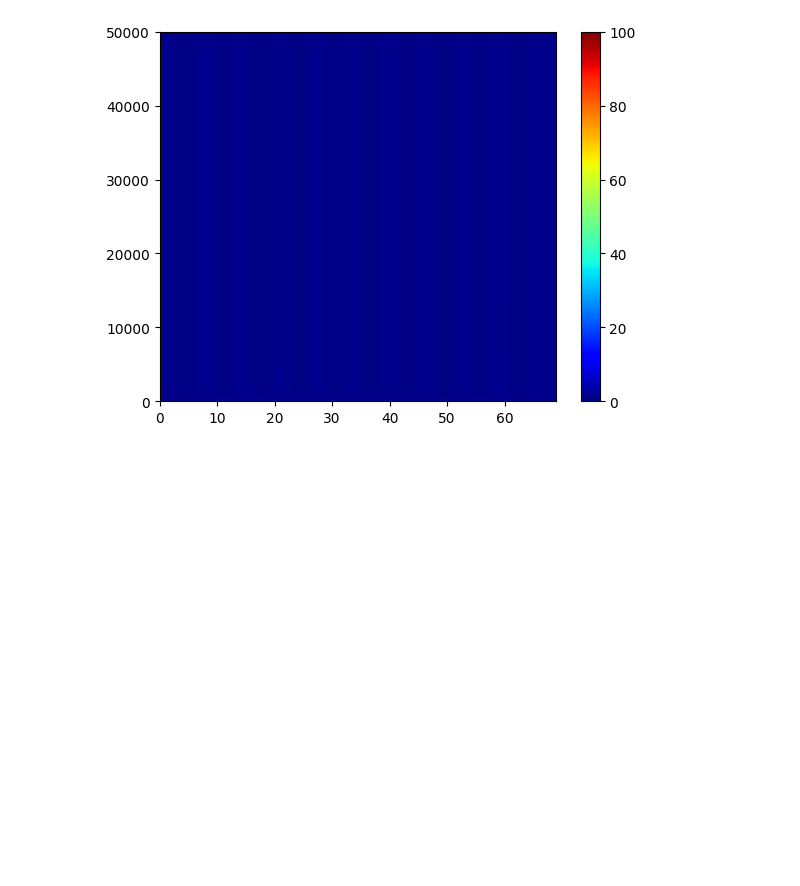
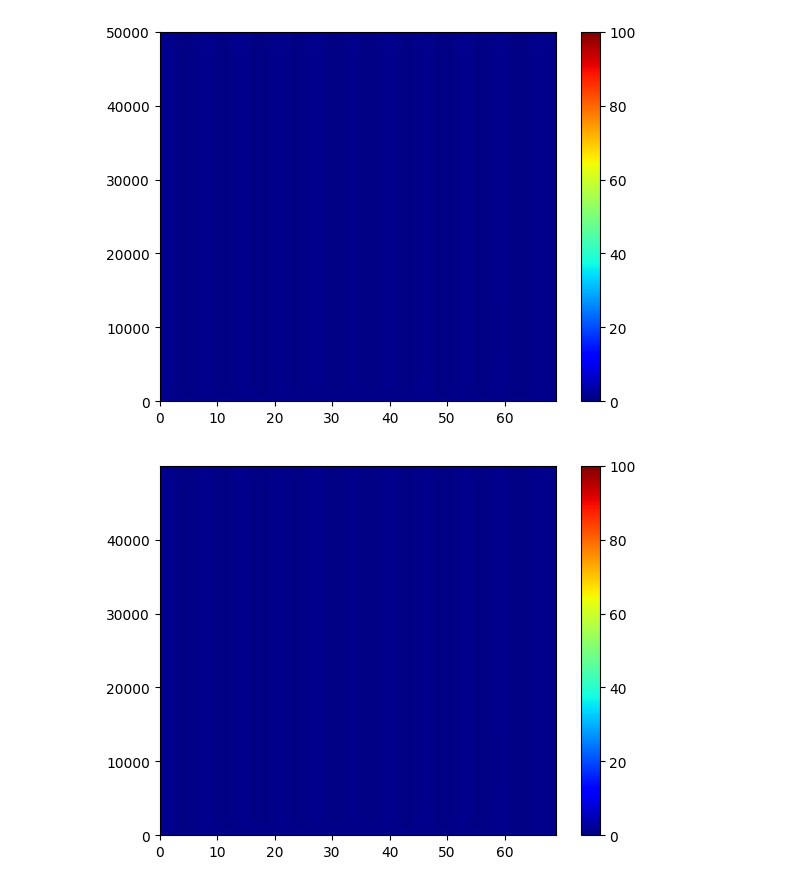
Before and after one commit to Miguel-neuron/Turing-Patterns-1D, a Jupyter notebook: Turing-Patterns-1D_.ipynb, the cells around one changed output. Saved outputs shown, nothing was run; the diff lists cells and outputs as text; code cells hidden in the pictures; blank space fills up the shorter version.

```diff
--- a/Turing-Patterns-1D_.ipynb
+++ b/Turing-Patterns-1D_.ipynb
@@ -229,0 +286,7 @@ class Schnkaneberg:
+# %%
+# Primero, calculamos los parámetros
+schnakenberg_model = Schnakenberg(0.126779, 0.792366, 10000, 10, 1, 60, 1e-5, 0.5)
+a, b, gamma, d, L, P, dt, T, dx, N, u0, v0, lambd, x, t = schnakenberg_model.parameters()
+
+# Ahora, pasamos los parámetros calculados a la función mesh_creation
+malla_u, malla_v = schnakenberg_model.mesh_creation()
@@ -229,0 +295,6 @@ class Schnkaneberg:
+# %%
+plt.pcolormesh(malla_u, cmap=plt.cm.jet, vmin=0, vmax=100)
+plt.colorbar()
+plt.show()
+# %% [output]
+[figure, added]
```
Also changed, not shown: parts of 3 cells of this notebook.
